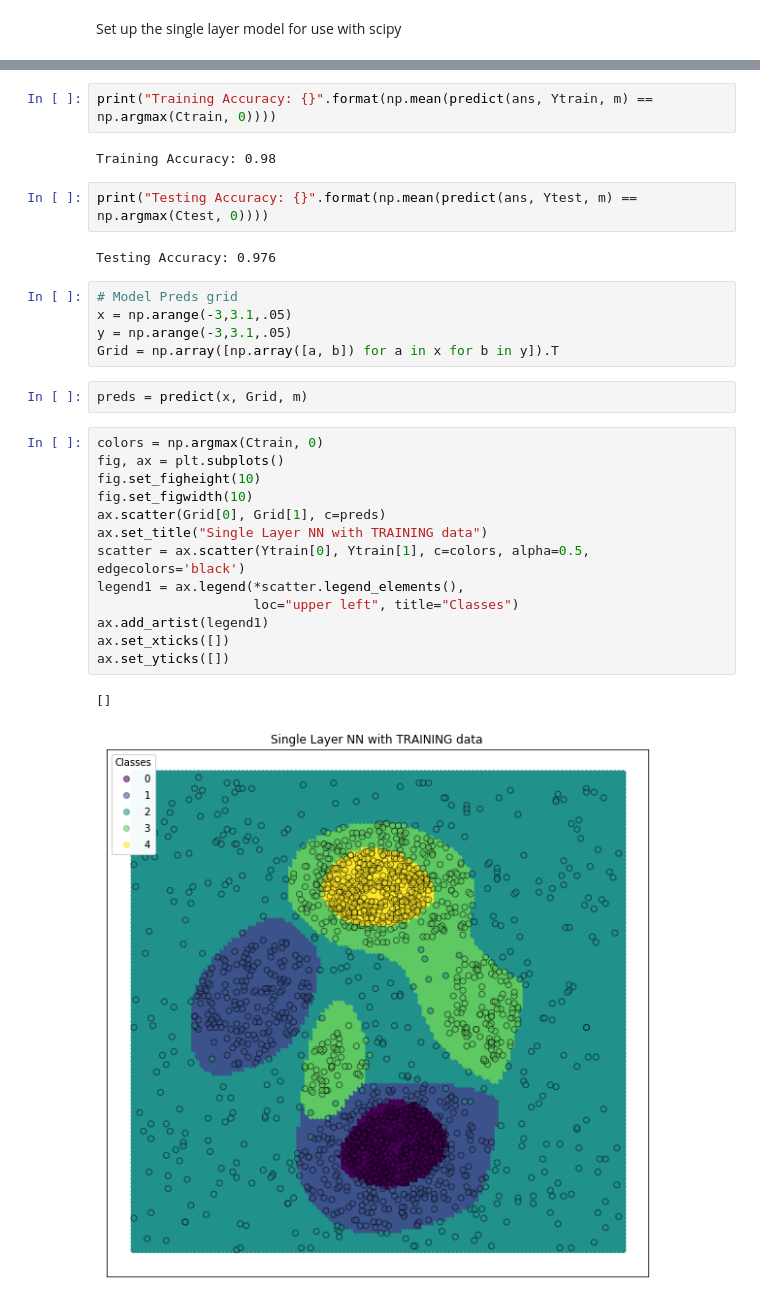
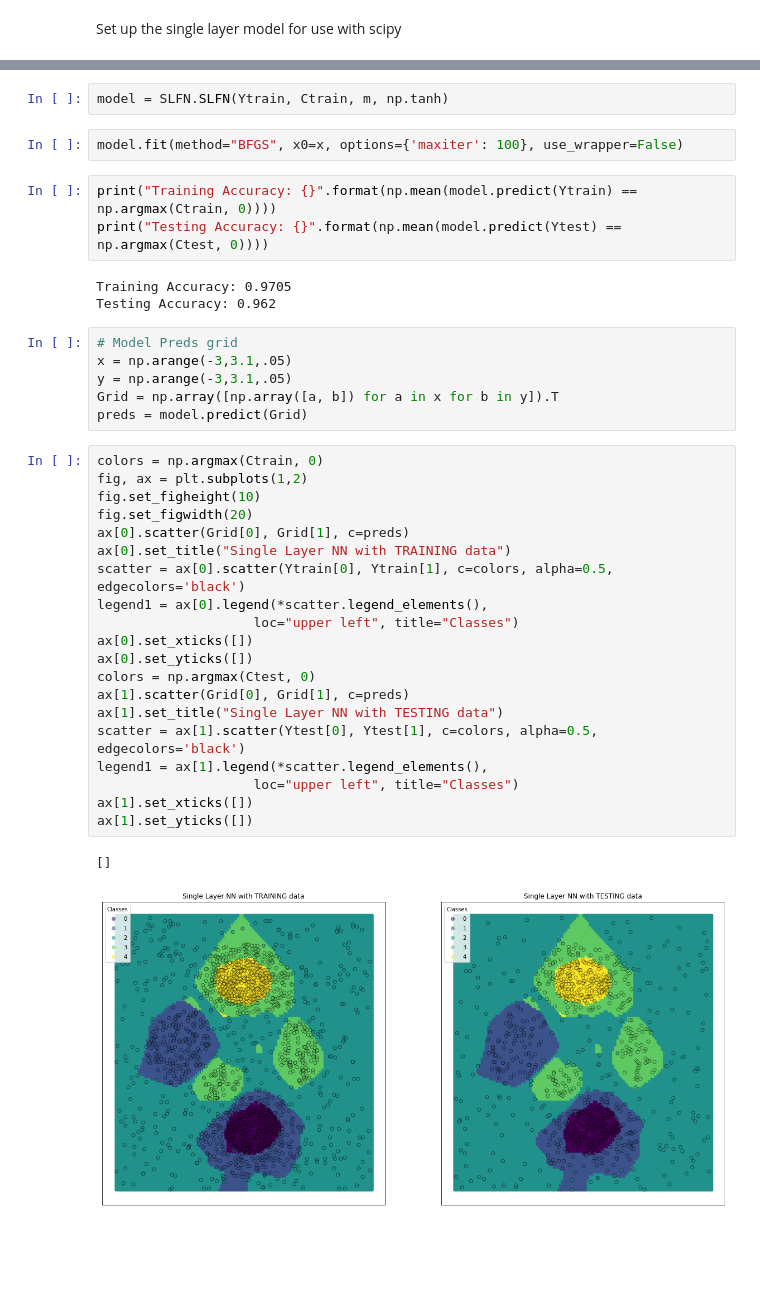
Before and after one commit to tXiao95/py_experiments, a Jupyter notebook: singleLayerNN.ipynb, the cells around one changed output, grey strips where cells are left out. Saved outputs shown, nothing was run; the diff lists cells and outputs as text; blank space fills up the shorter version.

Commit message:
Used refactored classes for ELM and SLFNN

```diff
--- a/singleLayerNN.ipynb
+++ b/singleLayerNN.ipynb
@@ -107,31 +77,39 @@ def predict(x, Ytest, m):
+# %%
+model = SLFN.SLFN(Ytrain, Ctrain, m, np.tanh)
+# %%
+model.fit(method="BFGS", x0=x, options={'maxiter': 100}, use_wrapper=False)
 # %%
-print("Training Accuracy: {}".format(np.mean(predict(ans, Ytrain, m) == np.argmax(Ctrain, 0))))
+print("Training Accuracy: {}".format(np.mean(model.predict(Ytrain) == np.argmax(Ctrain, 0))))
+print("Testing Accuracy: {}".format(np.mean(model.predict(Ytest) == np.argmax(Ctest, 0))))
 # %% [output]
-Training Accuracy: 0.98
+Training Accuracy: 0.9705
+Testing Accuracy: 0.962
-# %%
-print("Testing Accuracy: {}".format(np.mean(predict(ans, Ytest, m) == np.argmax(Ctest, 0))))
-# %% [output]
-Testing Accuracy: 0.976
 # %%
 # Model Preds grid
 x = np.arange(-3,3.1,.05)
 y = np.arange(-3,3.1,.05)
 Grid = np.array([np.array([a, b]) for a in x for b in y]).T
+preds = model.predict(Grid)
-# %%
-preds = predict(x, Grid, m)
 # %%
 colors = np.argmax(Ctrain, 0)
-fig, ax = plt.subplots()
+fig, ax = plt.subplots(1,2)
 fig.set_figheight(10)
-fig.set_figwidth(10)
-ax.scatter(Grid[0], Grid[1], c=preds)
-ax.set_title("Single Layer NN with TRAINING data")
-scatter = ax.scatter(Ytrain[0], Ytrain[1], c=colors, alpha=0.5, edgecolors='black')
-legend1 = ax.legend(*scatter.legend_elements(),
+fig.set_figwidth(20)
+ax[0].scatter(Grid[0], Grid[1], c=preds)
+ax[0].set_title("Single Layer NN with TRAINING data")
+scatter = ax[0].scatter(Ytrain[0], Ytrain[1], c=colors, alpha=0.5, edgecolors='black')
+legend1 = ax[0].legend(*scatter.legend_elements(),
                     loc="upper left", title="Classes")
-ax.add_artist(legend1)
-ax.set_xticks([])
-ax.set_yticks([])
+ax[0].set_xticks([])
+ax[0].set_yticks([])
+colors = np.argmax(Ctest, 0)
+ax[1].scatter(Grid[0], Grid[1], c=preds)
+ax[1].set_title("Single Layer NN with TESTING data")
+scatter = ax[1].scatter(Ytest[0], Ytest[1], c=colors, alpha=0.5, edgecolors='black')
+legend1 = ax[1].legend(*scatter.legend_elements(),
+                    loc="upper left", title="Classes")
+ax[1].set_xticks([])
+ax[1].set_yticks([])
 # %% [output]
 []
-[figure, old version]
+[figure, new version]
```
Also changed, not shown: parts of 14 cells of this notebook, 1 other file.
